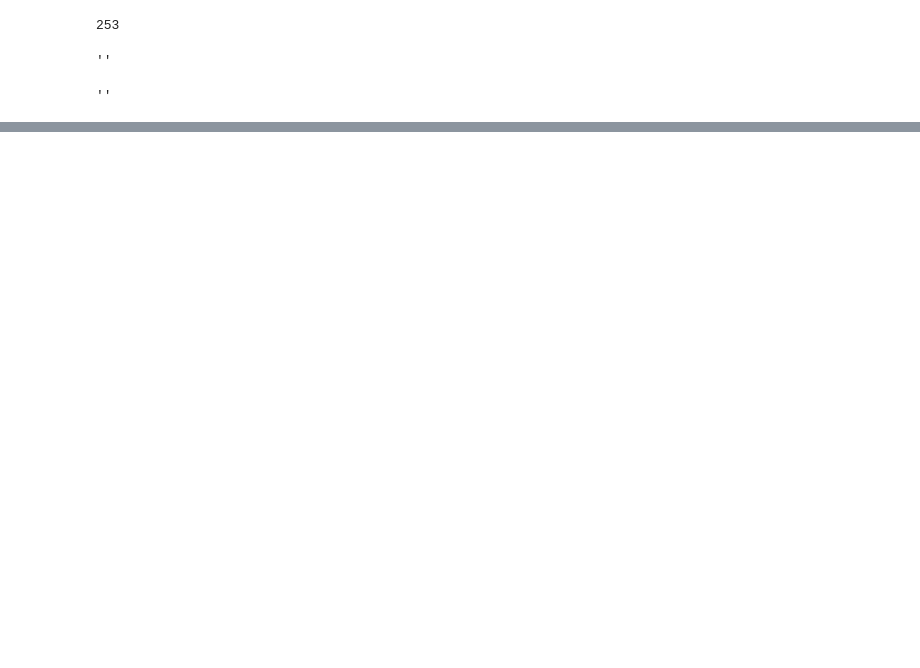
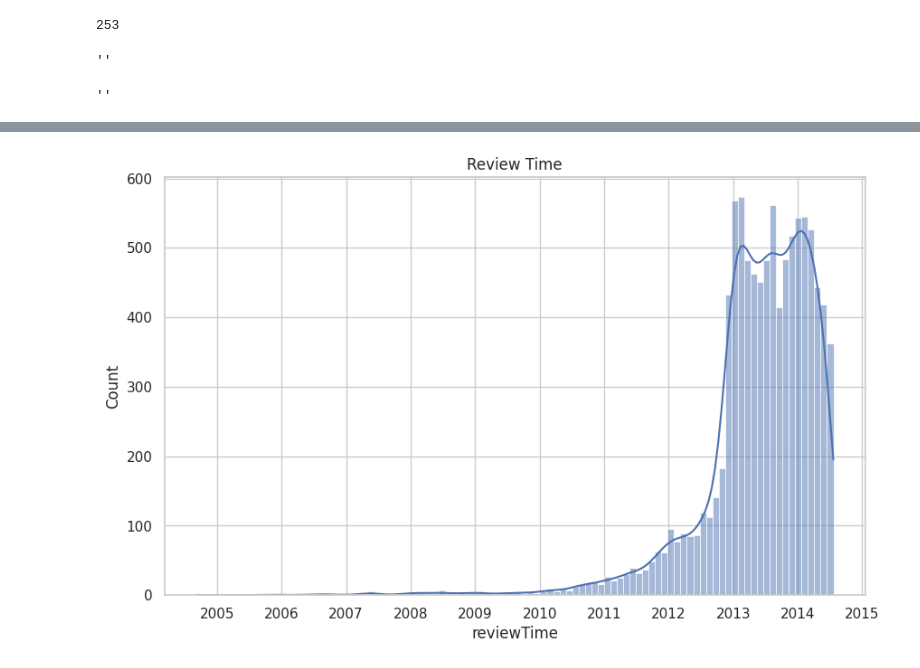
Before and after one commit to abhinowo/LP-DA, a Jupyter notebook: reviewsSeries/lp-1/amazon.ipynb, the cells around one changed output, grey strips where cells are left out. Drawn from its saved outputs; the diff is of its cells as text; code cells hidden in the pictures; blank space fills up the shorter version.

```diff
--- a/reviewsSeries/lp-1/amazon.ipynb
+++ b/reviewsSeries/lp-1/amazon.ipynb
@@ -189,0 +231,5 @@ df['summary'].iloc[141548]
+# %%
+# remove the duplicated summary
+
+df_clean_two = df_duplicated_summary.drop_duplicates(subset='summary', keep='first')
+df_clean_two.info()
@@ -189,0 +284,3 @@ df['summary'].iloc[141548]
+# %%
+df_clean_two['unixReviewTime'] = pd.to_datetime(df_clean_two['unixReviewTime'], unit='ms').round('1s').dt.time
+df_clean_two.head()
@@ -189,0 +294,5 @@ df['summary'].iloc[141548]
+# %%
+# sort the data by index
+
+df_sort = df_clean_two.sort_index()
+df_sort.head()
@@ -189,0 +306,5 @@ df['summary'].iloc[141548]
+# %%
+# remove column that not needed
+
+df_sort = df_sort.drop(columns=['reviewerID', 'asin'])
+df_sort.head()
@@ -189,0 +318,10 @@ df['summary'].iloc[141548]
+# %%
+# make a graph about the review time
+
+plt.figure(figsize=(10, 6))
+sns.set(style="whitegrid")
+sns.histplot(df_sort['reviewTime'], kde=True, bins=100)
+plt.title('Review Time')
+plt.show()
+# %% [output]
+[figure, added]
```
Also changed, not shown: parts of 29 cells of this notebook.
